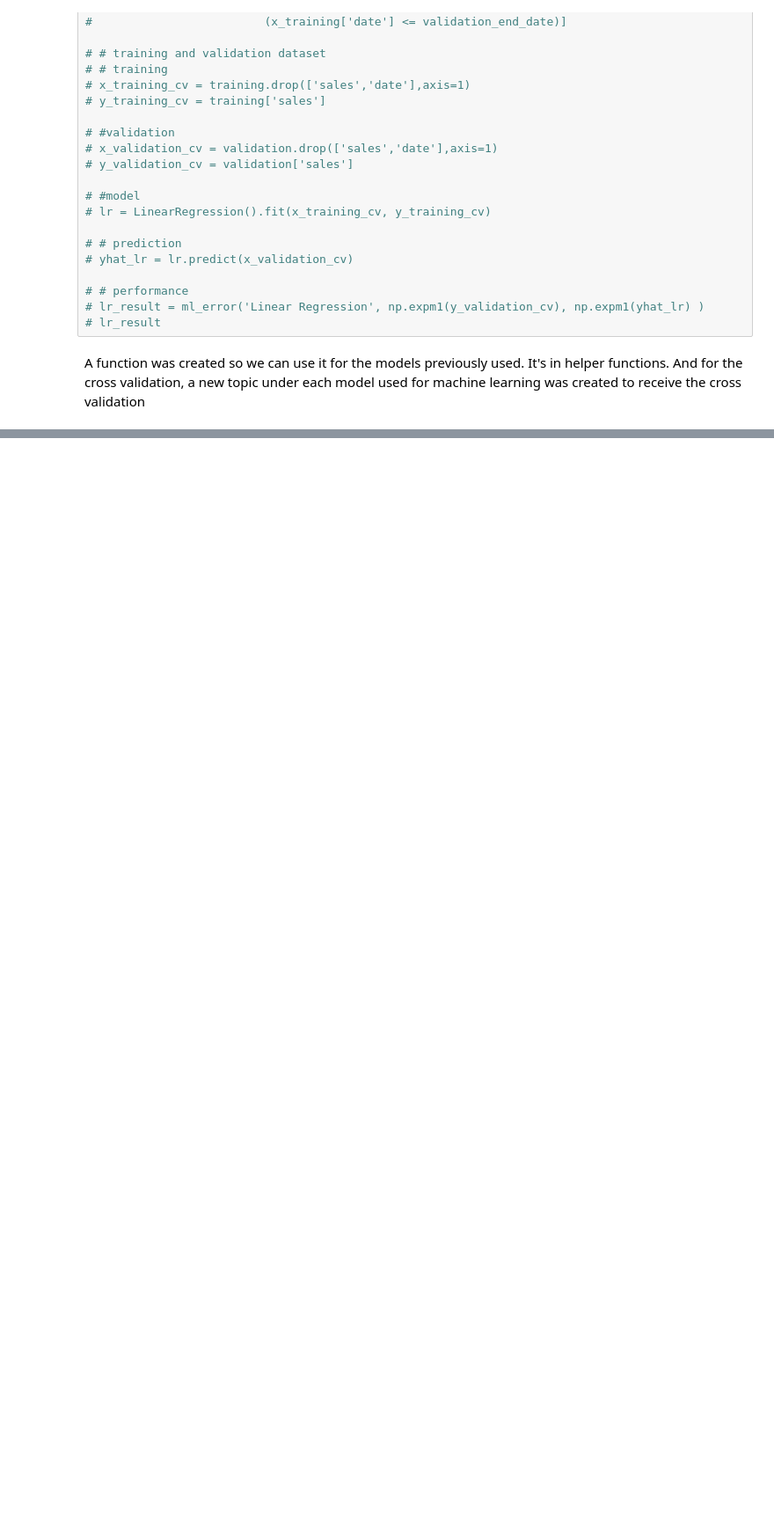
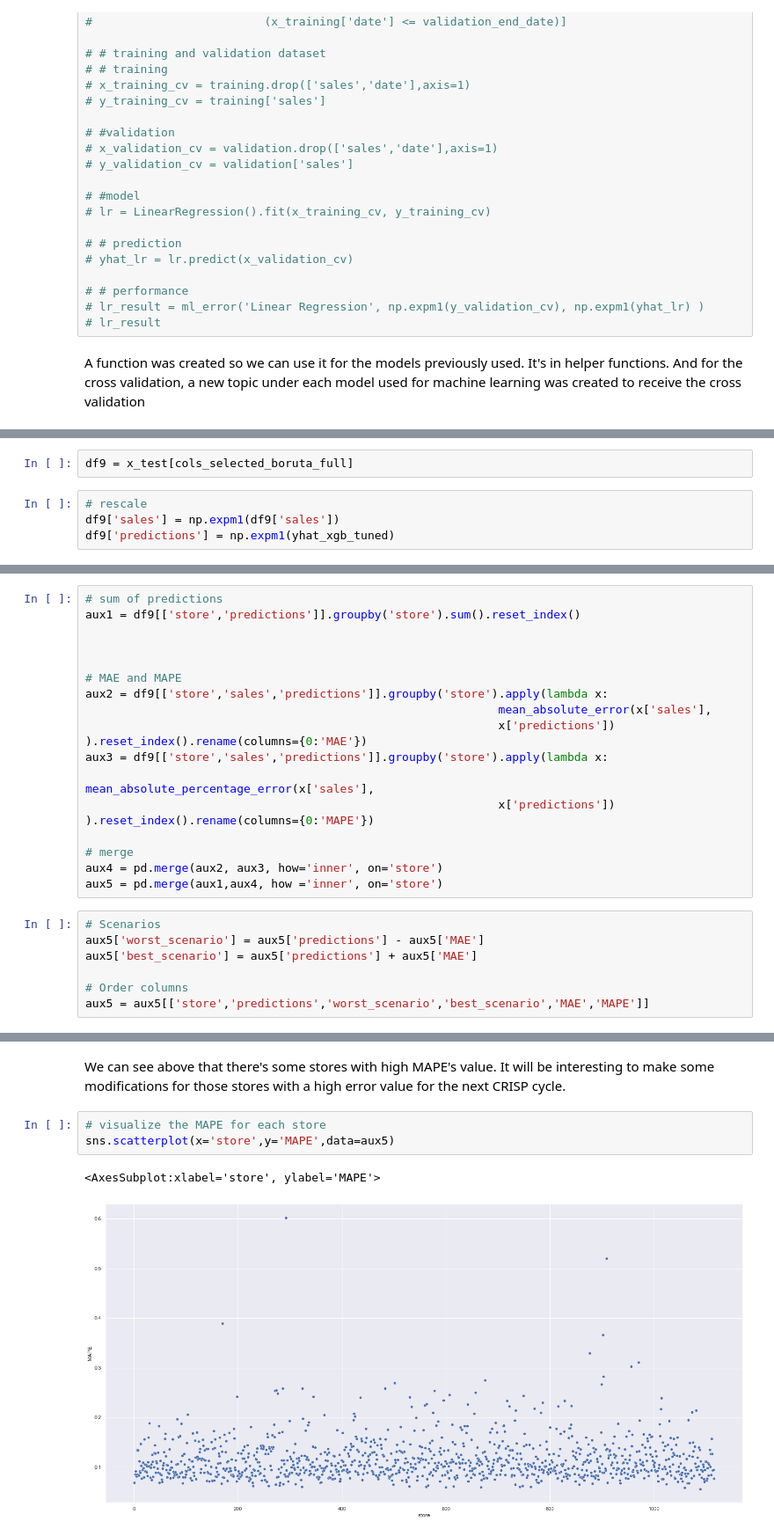
Before and after one commit to cainrodrigues/data_science_em_producao, a Jupyter notebook: m06_v01_store_sales_prediction.ipynb, the cells around one changed output, grey strips where cells are left out. Shown at 88% size. Drawn from its saved outputs; the diff is of its cells as text; blank space fills up the shorter version.

```diff
--- a/m06_v01_store_sales_prediction.ipynb
+++ b/m06_v01_store_sales_prediction.ipynb
@@ -1386,0 +1478,6 @@ a
+# %%
+df9 = x_test[cols_selected_boruta_full]
+# %%
+# rescale
+df9['sales'] = np.expm1(df9['sales'])
+df9['predictions'] = np.expm1(yhat_xgb_tuned)
@@ -1386,0 +1486,24 @@ a
+# %%
+# sum of predictions
+aux1 = df9[['store','predictions']].groupby('store').sum().reset_index()
+
+
+
+# MAE and MAPE
+aux2 = df9[['store','sales','predictions']].groupby('store').apply(lambda x:
+                                                            mean_absolute_error(x['sales'],
+                                                            x['predictions']) ).reset_index().rename(columns={0:'MAE'})
+aux3 = df9[['store','sales','predictions']].groupby('store').apply(lambda x:
+                                                            mean_absolute_percentage_error(x['sales'],
+                                                            x['predictions']) ).reset_index().rename(columns={0:'MAPE'})
+
+# merge
+aux4 = pd.merge(aux2, aux3, how='inner', on='store')
+aux5 = pd.merge(aux1,aux4, how ='inner', on='store')
+# %%
+# Scenarios
+aux5['worst_scenario'] = aux5['predictions'] - aux5['MAE']
+aux5['best_scenario'] = aux5['predictions'] + aux5['MAE']
+
+# Order columns
+aux5 = aux5[['store','predictions','worst_scenario','best_scenario','MAE','MAPE']]
@@ -1386,0 +1530,8 @@ a
+# %% [markdown]
+We can see above that there's some stores with high MAPE's value. It will be interesting to make some modifications for those stores with a high error value for the next CRISP cycle.
+# %%
+# visualize the MAPE for each store
+sns.scatterplot(x='store',y='MAPE',data=aux5)
+# %% [output]
+<AxesSubplot:xlabel='store', ylabel='MAPE'>
+[figure, added]
```
Also changed, not shown: parts of 48 cells of this notebook.
